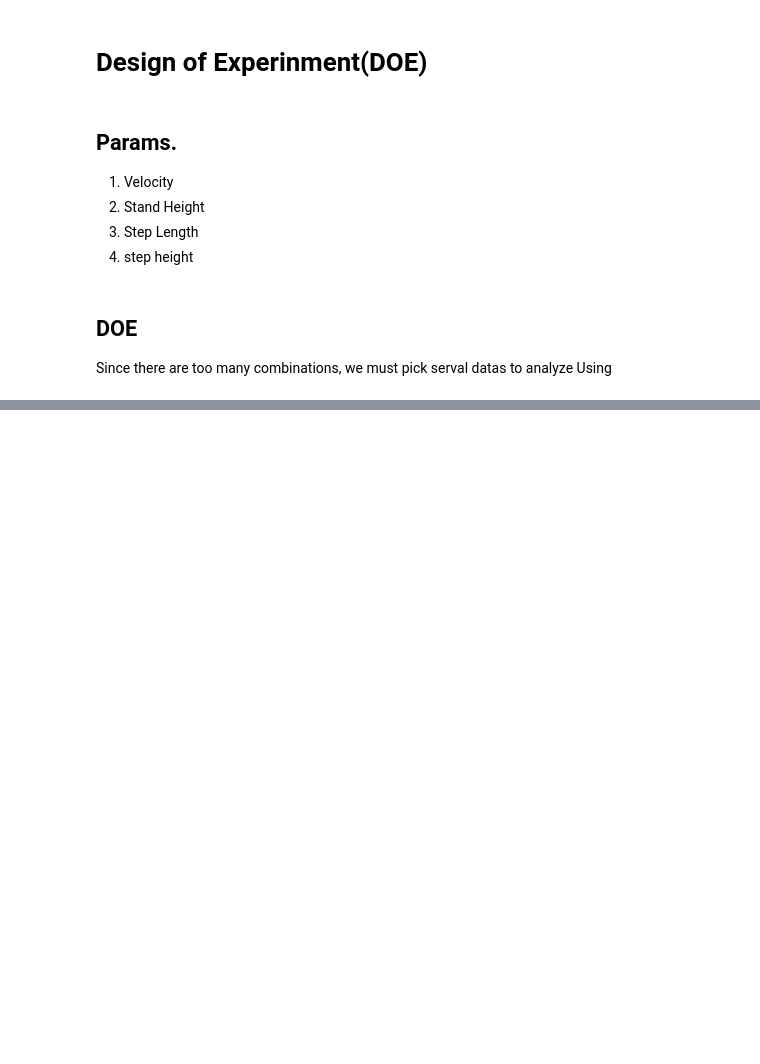
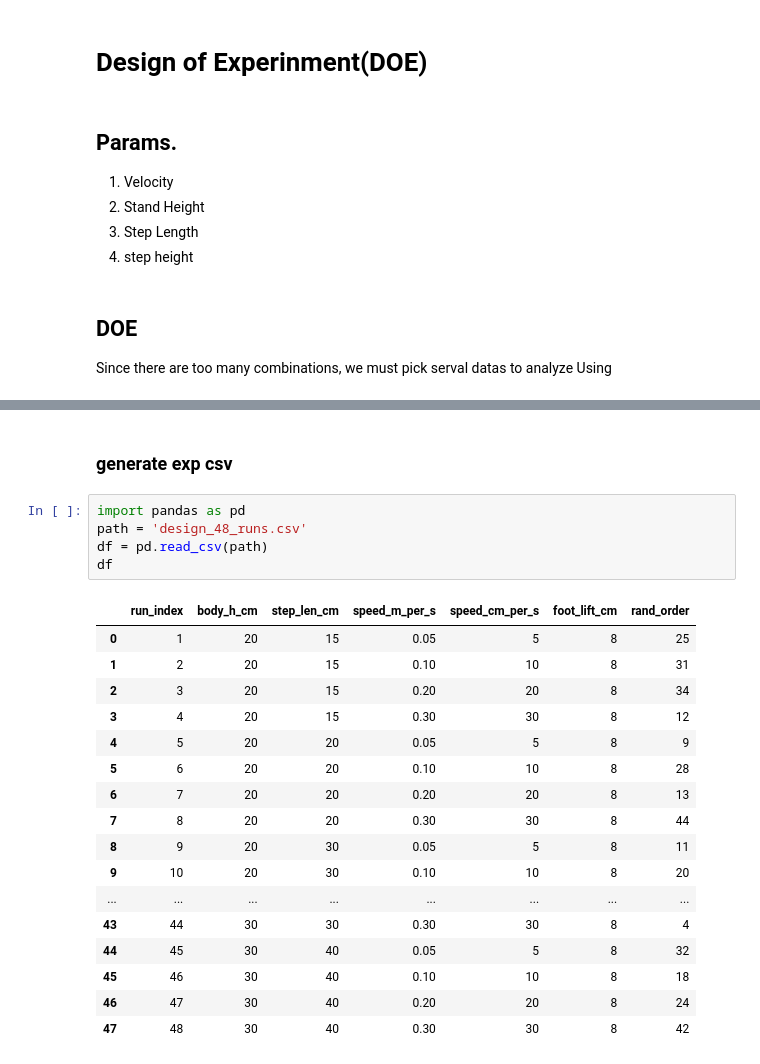
Before and after one commit to Starlee-0514/LegWheel, a Jupyter notebook: Note/Note.ipynb, the cells around one changed output, grey strips where cells are left out. Drawn from its saved outputs; the diff is of its cells as text; blank space fills up the shorter version.

```diff
--- a/Note/Note.ipynb
+++ b/Note/Note.ipynb
@@ -626,3 +630,28 @@ expanded_df.to_csv(expanded_path, index=False)
 expanded_path
 # %% [output]
 'experiment_record_template_48_with_reps.csv'
+# %% [markdown]
+### generate exp csv
+# %%
+import pandas as pd
+path = 'design_48_runs.csv'
+df = pd.read_csv(path)
+df
+# %% [output]
+|  | run_index | body_h_cm | step_len_cm | speed_m_per_s | speed_cm_per_s | foot_lift_cm | rand_order |
+| 0 | 1 | 20 | 15 | 0.05 | 5 | 8 | 25 |
+| 1 | 2 | 20 | 15 | 0.10 | 10 | 8 | 31 |
+| 2 | 3 | 20 | 15 | 0.20 | 20 | 8 | 34 |
+| 3 | 4 | 20 | 15 | 0.30 | 30 | 8 | 12 |
+| 4 | 5 | 20 | 20 | 0.05 | 5 | 8 | 9 |
+| 5 | 6 | 20 | 20 | 0.10 | 10 | 8 | 28 |
+| 6 | 7 | 20 | 20 | 0.20 | 20 | 8 | 13 |
+| 7 | 8 | 20 | 20 | 0.30 | 30 | 8 | 44 |
+| 8 | 9 | 20 | 30 | 0.05 | 5 | 8 | 11 |
+| 9 | 10 | 20 | 30 | 0.10 | 10 | 8 | 20 |
+| ... | ... | ... | ... | ... | ... | ... | ... |
+| 43 | 44 | 30 | 30 | 0.30 | 30 | 8 | 4 |
+| 44 | 45 | 30 | 40 | 0.05 | 5 | 8 | 32 |
+| 45 | 46 | 30 | 40 | 0.10 | 10 | 8 | 18 |
+| 46 | 47 | 30 | 40 | 0.20 | 20 | 8 | 24 |
+| 47 | 48 | 30 | 40 | 0.30 | 30 | 8 | 42 |
```
Also changed, not shown: parts of 11 cells of this notebook, 3 other files.
